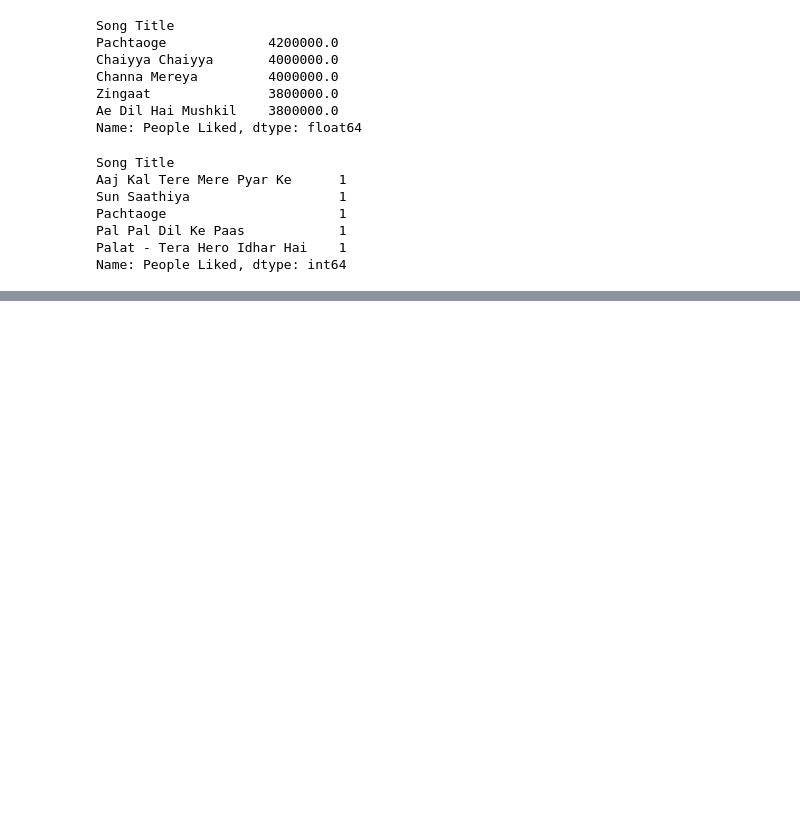
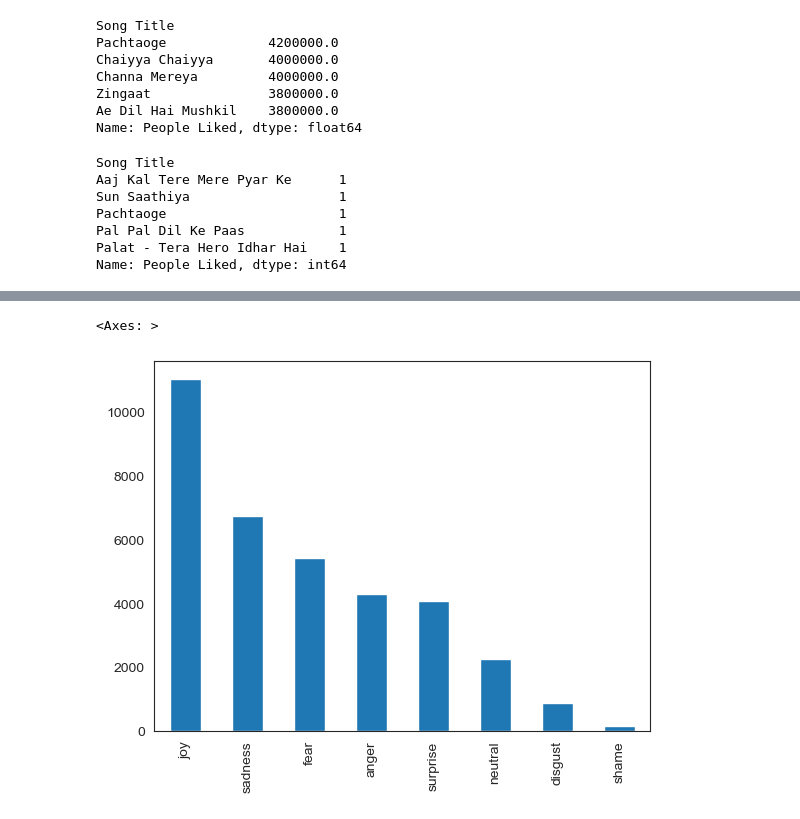
Before and after one commit to SreeVatt/Music-Recommendation-Chatbot, a Jupyter notebook: main.ipynb, the cells around one changed output, grey strips where cells are left out. Drawn from its saved outputs; the diff is of its cells as text; code cells hidden in the pictures; blank space fills up the shorter version.

```diff
--- a/main.ipynb
+++ b/main.ipynb
@@ -441,0 +335,2 @@ corr_starwars[corr_starwars['num of rating']>100].sort_values('Correlation',asce
+# %%
+df=pd.read_csv('emotion_dataset.csv')
@@ -441,0 +385,5 @@ corr_starwars[corr_starwars['num of rating']>100].sort_values('Correlation',asce
+# %%
+df['Emotion'].value_counts().plot(kind='bar')
+# %% [output]
+<Axes: >
+[figure, added]
```
Also changed, not shown: parts of 74 cells of this notebook, 4 other files.
